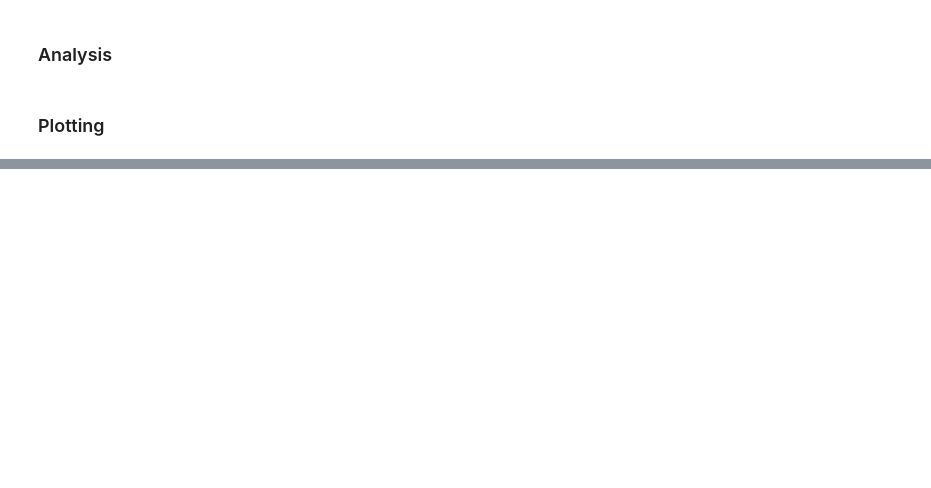
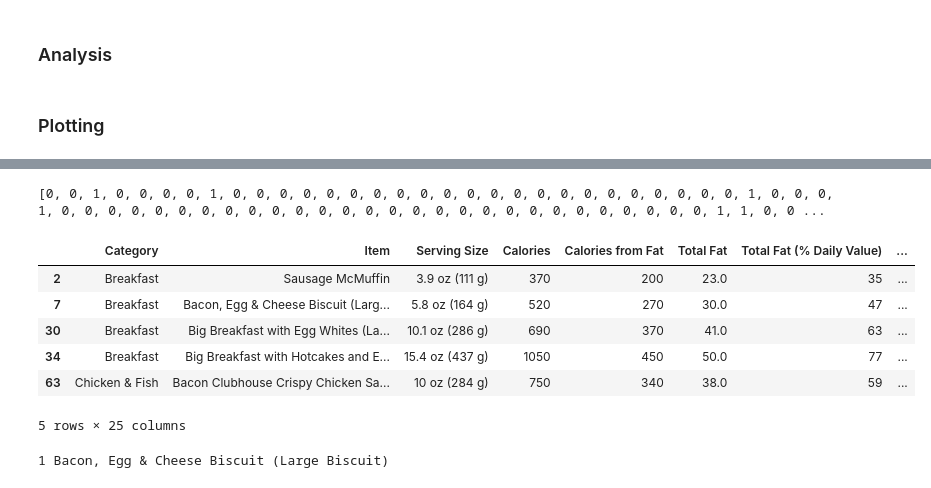
Before and after one commit to James-Brooke/Hit_Your_Maccies, a Jupyter notebook: scale the genetics.ipynb, the cells around one changed output, grey strips where cells are left out. Saved outputs shown, nothing was run; the diff lists cells and outputs as text; code cells hidden in the pictures; blank space fills up the shorter version.

Commit message:
Add files via upload
prints menu

```diff
--- a/scale the genetics.ipynb
+++ b/scale the genetics.ipynb
@@ -226,0 +289,14 @@ PlotCost(historicBestScore)
+# %%
+def Destring(string):
+    string = string.replace("[", "")
+    string = string.replace("]", "")
+    string = string.split(",")
+    string = list(map(int, string))
+
+    return string
+# %%
+lolol = Destring(bestScore)
+# %%
+print(lolol)
+# %% [output]
+[0, 0, 1, 0, 0, 0, 0, 1, 0, 0, 0, 0, 0, 0, 0, 0, 0, 0, 0, 0, 0, 0, 0, 0, 0, 0, 0, 0, 0, 0, 1, 0, 0, 0, 1, 0, 0, 0, 0, 0, 0, 0, 0, 0, 0, 0, 0, 0, 0, 0, 0, 0, 0, 0, 0, 0, 0, 0, 0, 0, 0, 0, 0, 1, 1, 0, 0 ...
@@ -226,0 +307,14 @@ PlotCost(historicBestScore)
+# %%
+df["Solution"] = lolol
+# %%
+solution_df = df[df.Solution>=1]
+# %%
+solution_df.head()
+# %% [output]
+|  | Category | Item | Serving Size | Calories | Calories from Fat | Total Fat | Total Fat (% Daily Value) | ... |
+| 2 | Breakfast | Sausage McMuffin | 3.9 oz (111 g) | 370 | 200 | 23.0 | 35 | ... |
+| 7 | Breakfast | Bacon, Egg & Cheese Biscuit (Larg... | 5.8 oz (164 g) | 520 | 270 | 30.0 | 47 | ... |
+| 30 | Breakfast | Big Breakfast with Egg Whites (La... | 10.1 oz (286 g) | 690 | 370 | 41.0 | 63 | ... |
+| 34 | Breakfast | Big Breakfast with Hotcakes and E... | 15.4 oz (437 g) | 1050 | 450 | 50.0 | 77 | ... |
+| 63 | Chicken & Fish | Bacon Clubhouse Crispy Chicken Sa... | 10 oz (284 g) | 750 | 340 | 38.0 | 59 | ... |
+5 rows × 25 columns
@@ -226,0 +325,4 @@ PlotCost(historicBestScore)
+# %%
+print(str(sol_list[1]) + " " + str(item_list[1]))
+# %% [output]
+1 Bacon, Egg & Cheese Biscuit (Large Biscuit)
```
Also changed, not shown: parts of 20 cells of this notebook.
